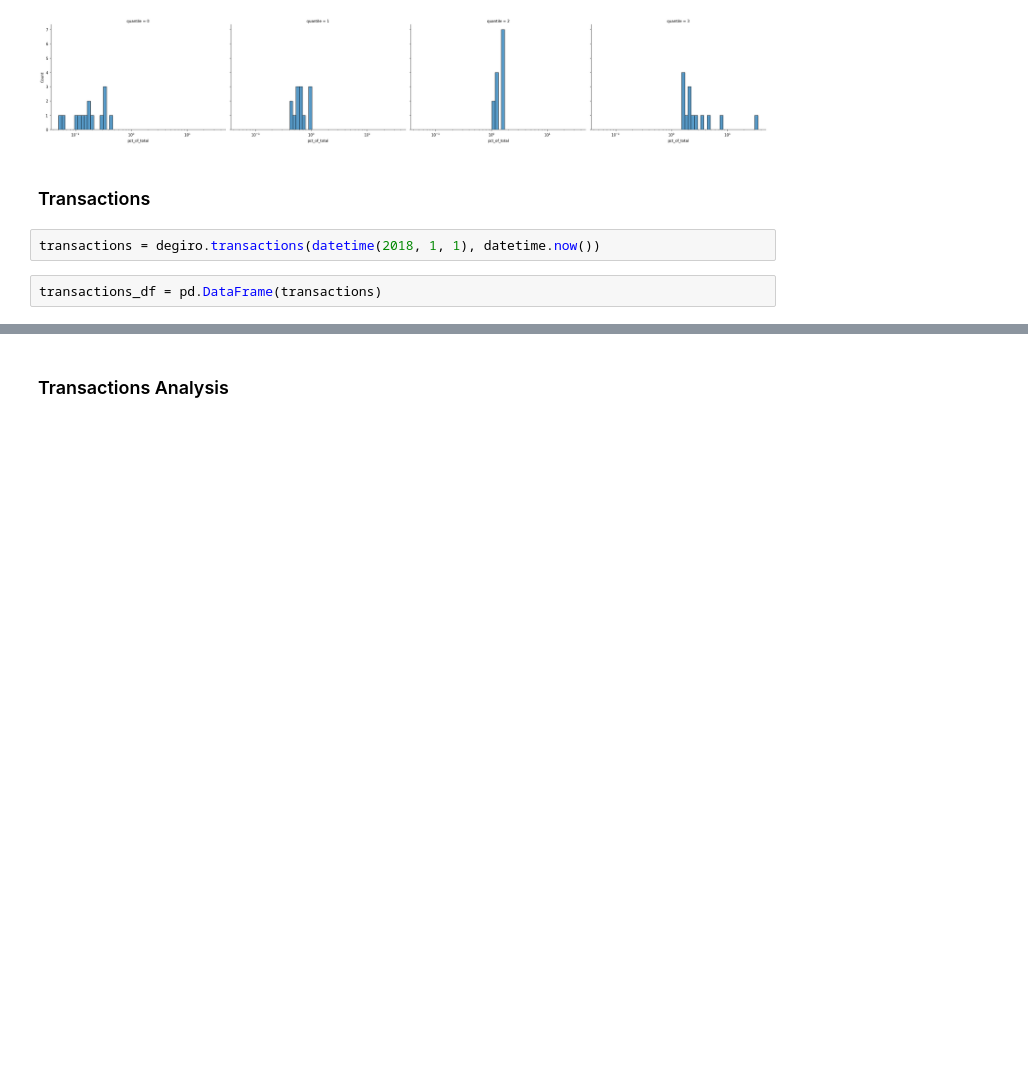
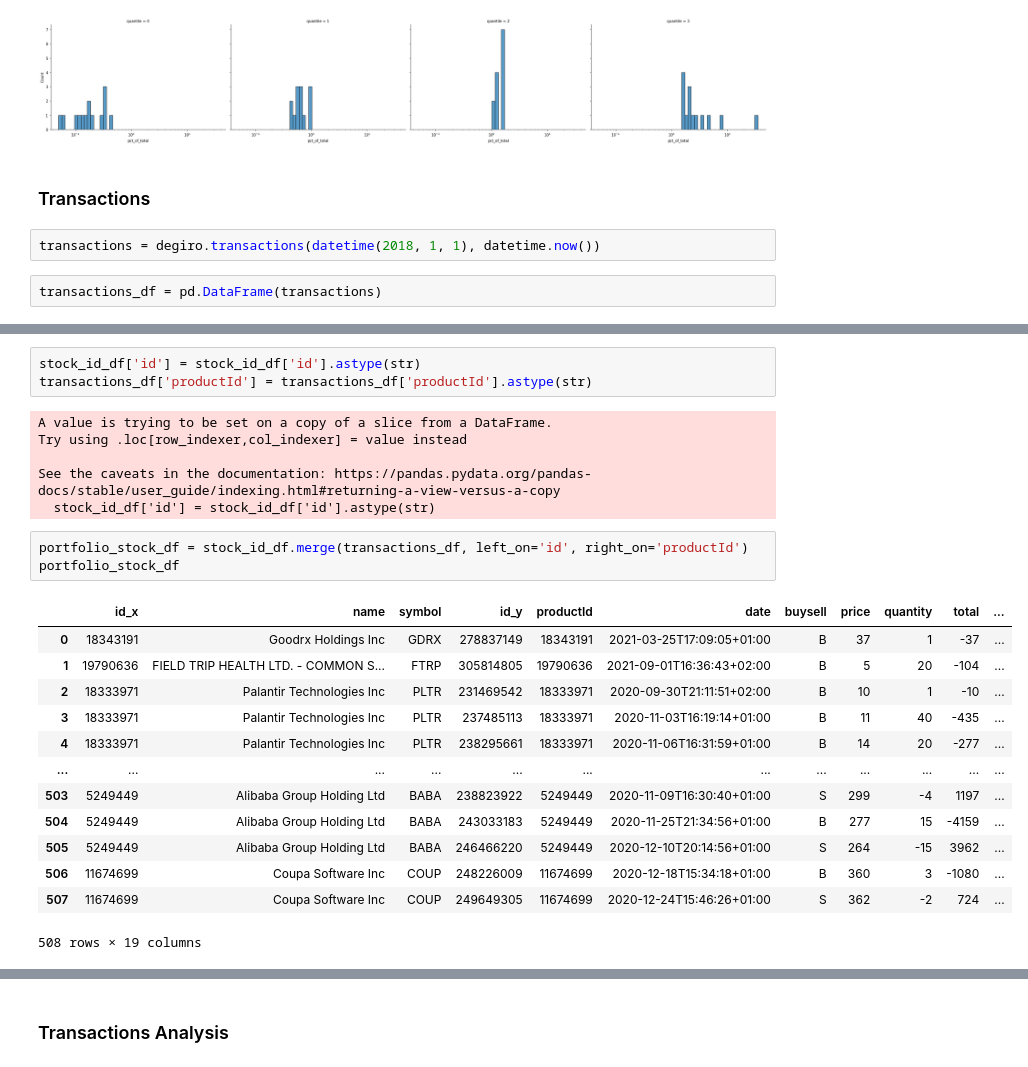
Before and after one commit to Robinhohocepied/Degiro_Portfolio_Dashboard, a Jupyter notebook: Degiro_Portfolio_Analysis.ipynb, the cells around one changed output, grey strips where cells are left out. Saved outputs shown, nothing was run; the diff lists cells and outputs as text; blank space fills up the shorter version.

```diff
--- a/Degiro_Portfolio_Analysis.ipynb
+++ b/Degiro_Portfolio_Analysis.ipynb
@@ -371,0 +907,26 @@ transactions_df.head()
+# %%
+stock_id_df['id'] = stock_id_df['id'].astype(str)
+transactions_df['productId'] = transactions_df['productId'].astype(str)
+# %% [output]
+A value is trying to be set on a copy of a slice from a DataFrame.
+Try using .loc[row_indexer,col_indexer] = value instead
+
+See the caveats in the documentation: https://pandas.pydata.org/pandas-docs/stable/user_guide/indexing.html#returning-a-view-versus-a-copy
+  stock_id_df['id'] = stock_id_df['id'].astype(str)
+# %%
+portfolio_stock_df = stock_id_df.merge(transactions_df, left_on='id', right_on='productId')
+portfolio_stock_df
+# %% [output]
+|  | id_x | name | symbol | id_y | productId | date | buysell | price | quantity | total | ... |
+| 0 | 18343191 | Goodrx Holdings Inc | GDRX | 278837149 | 18343191 | 2021-03-25T17:09:05+01:00 | B | 37 | 1 | -37 | ... |
+| 1 | 19790636 | FIELD TRIP HEALTH LTD. - COMMON S... | FTRP | 305814805 | 19790636 | 2021-09-01T16:36:43+02:00 | B | 5 | 20 | -104 | ... |
+| 2 | 18333971 | Palantir Technologies Inc | PLTR | 231469542 | 18333971 | 2020-09-30T21:11:51+02:00 | B | 10 | 1 | -10 | ... |
+| 3 | 18333971 | Palantir Technologies Inc | PLTR | 237485113 | 18333971 | 2020-11-03T16:19:14+01:00 | B | 11 | 40 | -435 | ... |
+| 4 | 18333971 | Palantir Technologies Inc | PLTR | 238295661 | 18333971 | 2020-11-06T16:31:59+01:00 | B | 14 | 20 | -277 | ... |
+| ... | ... | ... | ... | ... | ... | ... | ... | ... | ... | ... | ... |
+| 503 | 5249449 | Alibaba Group Holding Ltd | BABA | 238823922 | 5249449 | 2020-11-09T16:30:40+01:00 | S | 299 | -4 | 1197 | ... |
+| 504 | 5249449 | Alibaba Group Holding Ltd | BABA | 243033183 | 5249449 | 2020-11-25T21:34:56+01:00 | B | 277 | 15 | -4159 | ... |
+| 505 | 5249449 | Alibaba Group Holding Ltd | BABA | 246466220 | 5249449 | 2020-12-10T20:14:56+01:00 | S | 264 | -15 | 3962 | ... |
+| 506 | 11674699 | Coupa Software Inc | COUP | 248226009 | 11674699 | 2020-12-18T15:34:18+01:00 | B | 360 | 3 | -1080 | ... |
+| 507 | 11674699 | Coupa Software Inc | COUP | 249649305 | 11674699 | 2020-12-24T15:46:26+01:00 | S | 362 | -2 | 724 | ... |
+508 rows × 19 columns
```
Also changed, not shown: parts of 94 cells of this notebook, 2 other files.
